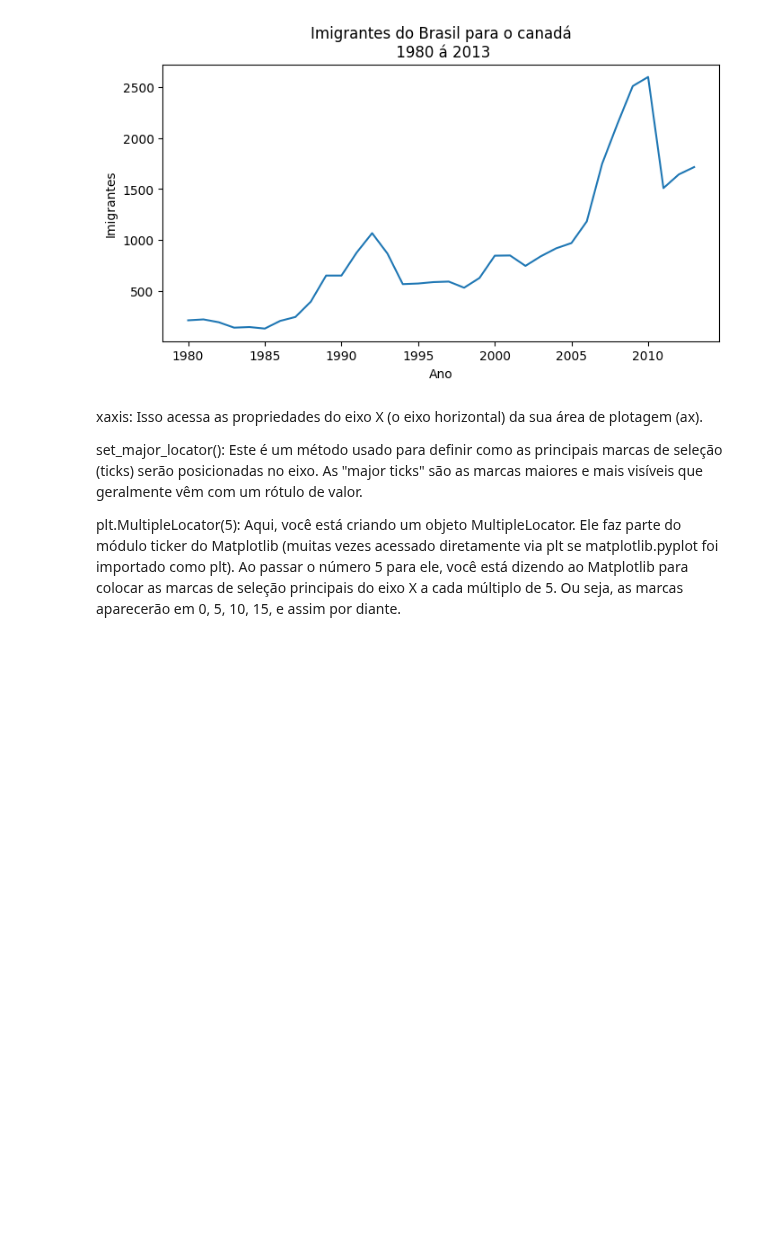
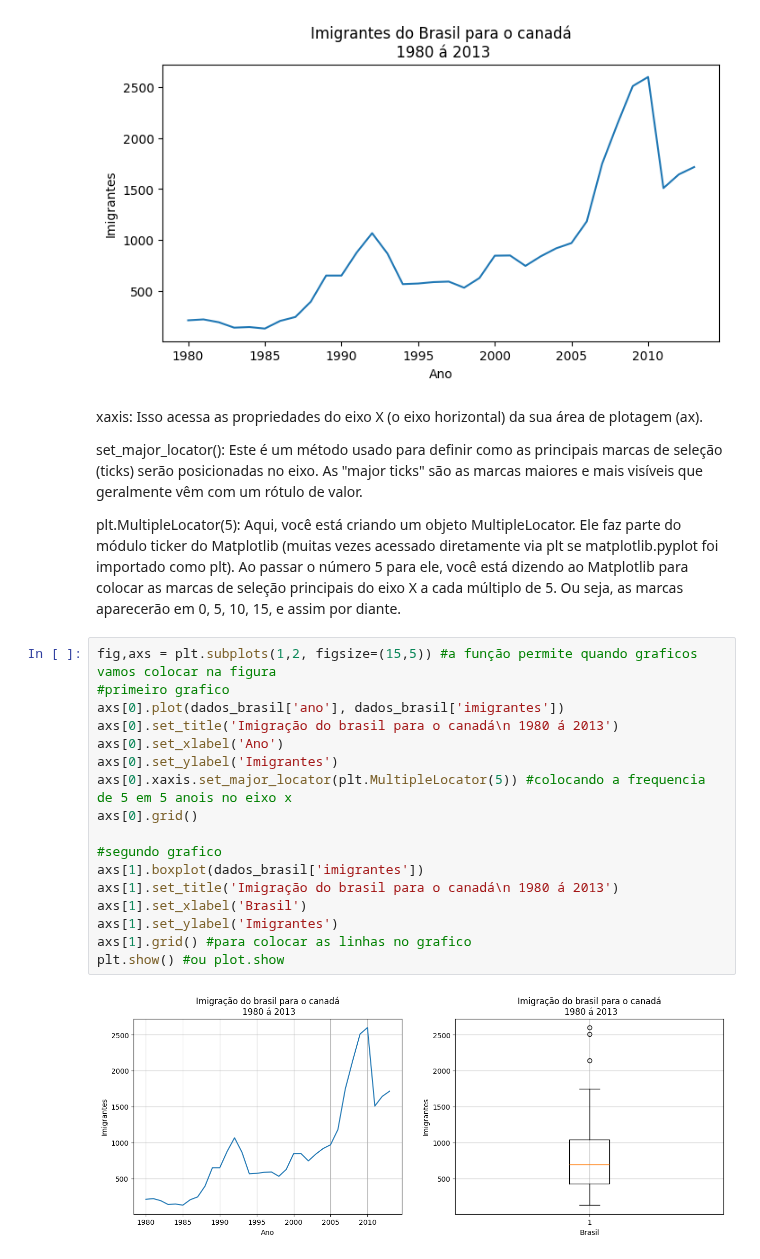
Before and after one commit to annaklaracss/data_science-, a Jupyter notebook: Data_Visualization_criando_gráficos_com_bibliotecas_Python.ipynb, the cells around one changed output. Drawn from its saved outputs; the diff is of its cells as text; blank space fills up the shorter version.

```diff
--- a/Data_Visualization_criando_gráficos_com_bibliotecas_Python.ipynb
+++ b/Data_Visualization_criando_gráficos_com_bibliotecas_Python.ipynb
@@ -214,3 +214,22 @@ xaxis: Isso acessa as propriedades do eixo X (o eixo horizontal) da sua área de
 set_major_locator(): Este é um método usado para definir como as principais marcas de seleção (ticks) serão posicionadas no eixo. As "major ticks" são as marcas maiores e mais visíveis que geralmente vêm com um rótulo de valor.
 
 plt.MultipleLocator(5): Aqui, você está criando um objeto MultipleLocator. Ele faz parte do módulo ticker do Matplotlib (muitas vezes acessado diretamente via plt se matplotlib.pyplot foi importado como plt). Ao passar o número 5 para ele, você está dizendo ao Matplotlib para colocar as marcas de seleção principais do eixo X a cada múltiplo de 5. Ou seja, as marcas aparecerão em 0, 5, 10, 15, e assim por diante.
+# %%
+fig,axs = plt.subplots(1,2, figsize=(15,5)) #a função permite quando graficos vamos colocar na figura
+#primeiro grafico
+axs[0].plot(dados_brasil['ano'], dados_brasil['imigrantes'])
+axs[0].set_title('Imigração do brasil para o canadá\n 1980 á 2013')
+axs[0].set_xlabel('Ano')
+axs[0].set_ylabel('Imigrantes')
+axs[0].xaxis.set_major_locator(plt.MultipleLocator(5)) #colocando a frequencia de 5 em 5 anois no eixo x
+axs[0].grid()
+
+#segundo grafico
+axs[1].boxplot(dados_brasil['imigrantes'])
+axs[1].set_title('Imigração do brasil para o canadá\n 1980 á 2013')
+axs[1].set_xlabel('Brasil')
+axs[1].set_ylabel('Imigrantes')
+axs[1].grid() #para colocar as linhas no grafico
+plt.show() #ou plot.show
+# %% [output]
+[figure, added]
```
Also changed, not shown: parts of 3 cells of this notebook.
